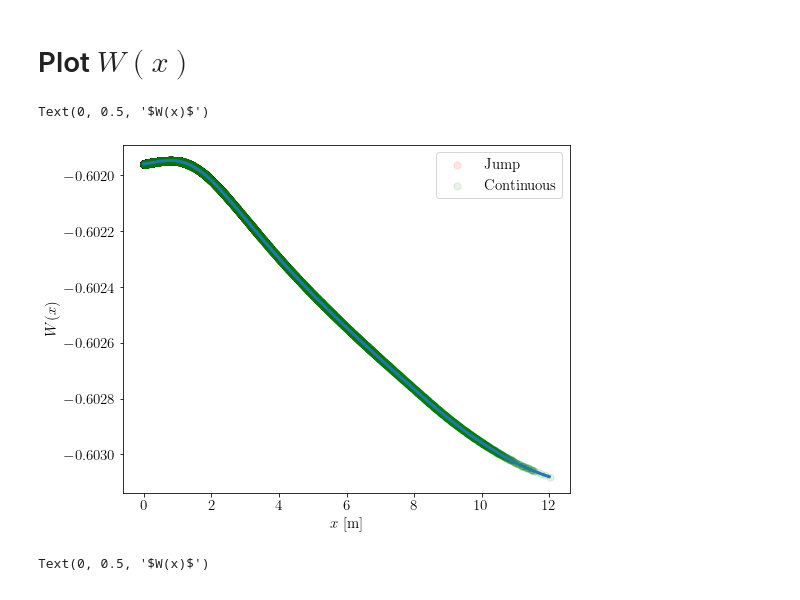
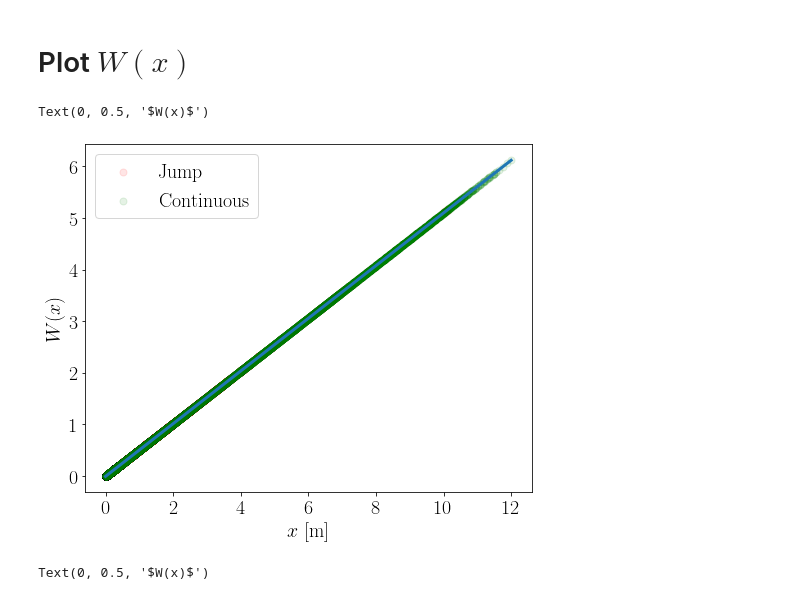
Before and after one commit to Shengduo/RateAndStateWithPotential, a Jupyter notebook: PlotPotentials.ipynb, the cells around one changed output. Drawn from its saved outputs; the diff is of its cells as text; code cells hidden in the pictures.

```diff
--- a/PlotPotentials.ipynb
+++ b/PlotPotentials.ipynb
@@ -235,12 +235,16 @@ for dataPrefix in dataPrefixs:
 from matplotlib import cm
 from matplotlib.ticker import LinearLocator
 
-# Font size
-fsize = 15
+# Offset and scaling factor
+fOffSet = 0.5109
+scaling_factor = 50.
 # %%
+# Font size
+fsize = 20
+
 # Compute values for the 2D map
 DotX, Xi = np.meshgrid(dotX, xi)
-logVFlag = True
+logVFlag = False
 
 # Initialize the plot
 fig, ax = plt.subplots(figsize = (15, 12), subplot_kw={"projection": "3d"})
@@ -262,7 +266,7 @@ for idx in range(len(legends)):
 
     ax.scatter(Vin,
             D_dagger_dataPts[:, 1],
-            D_dagger_dataPts_val,
+            D_dagger_dataPts_val / scaling_factor,
             s=30,
             marker="o",
             alpha=0.5,
@@ -283,7 +287,7 @@ if logVFlag:
 else:
     Vin = DotX
 
-surf = ax.plot_surface(Vin, Xi, D_dagger_val, cmap=cm.coolwarm,
+surf = ax.plot_surface(Vin, Xi, D_dagger_val / scaling_factor, cmap=cm.coolwarm,
                        linewidth=0, antialiased=False, alpha=0.5)
 
 if logVFlag:
@@ -292,7 +296,7 @@ if logVFlag:
 else:
     ax.set_xlim(np.min(Vin), np.max(Vin))
     ax.set_ylim(np.min(Xi), np.max(Xi))
-ax.set_zlim(-0.25, 4.25)
+ax.set_zlim(-0.25 / scaling_factor, 4.25 / scaling_factor)
 
 if logVFlag:
     ax.set_xlabel("$\log_{10}(V)$ [m/s]", fontsize=fsize)
@@ -485,23 +491,23 @@ plt.show()
 # %%
 # Plot W(x)
 W_val = myPotCal.W(torch.from_numpy(x).float().reshape([-1, 1])).reshape(-1).detach().numpy()
 W_outss = []
 
 fig, ax = plt.subplots(figsize = (8, 6.4))
 ax.tick_params(axis='both', which='major', labelsize=fsize)
 
 # Scatter all supporting datapoints
 for idx in range(len(legends)):
     W_dataPts = myPotCal.W(torch.from_numpy(Xss[idx]).float().reshape([-1, 1])).reshape(-1).detach().numpy()
-    ax.scatter(Xss[idx], W_dataPts, s=50, marker="o", alpha=0.1, c=colors[idx], label=legends[idx])
+    ax.scatter(Xss[idx], W_dataPts / scaling_factor + fOffSet * Xss[idx], s=50, marker="o", alpha=0.1, c=colors[idx], label=legends[idx])
     W_outss.append(W_dataPts)
 ax.legend(fontsize=fsize)
 
 # Plot the curve
-ax.plot(x, W_val, linewidth=3.0)
+ax.plot(x, W_val / scaling_factor + fOffSet * x, linewidth=3.0)
 
 ax.set_xlabel("$x$ [m]", fontsize=fsize)
 ax.set_ylabel("$W(x)$", fontsize=fsize)
 # %% [output]
 Text(0, 0.5, '$W(x)$')
-[figure, old version]
+[figure, new version]
```
Also changed, not shown: parts of 9 cells of this notebook, 4 other files.
